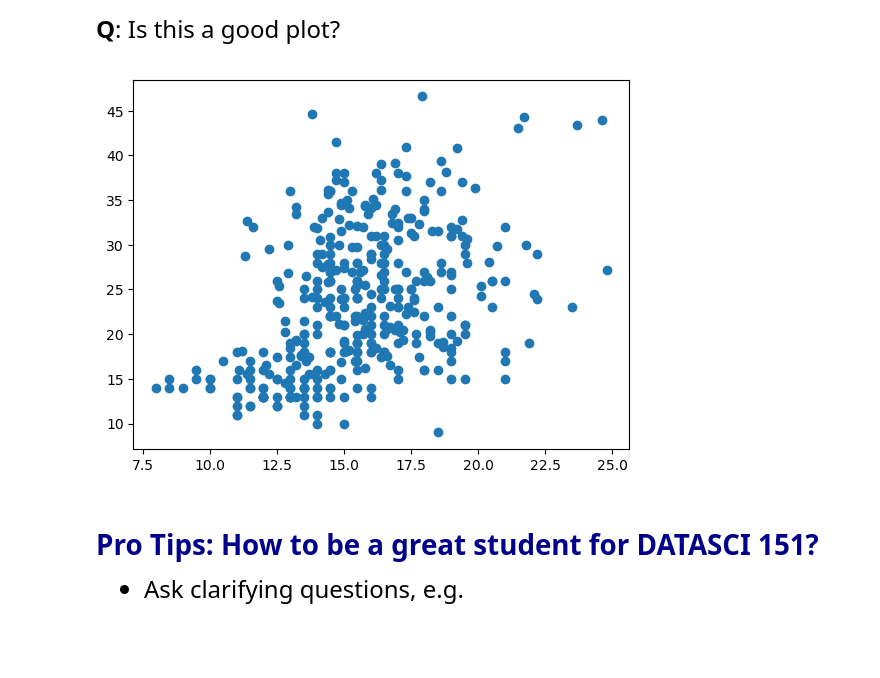
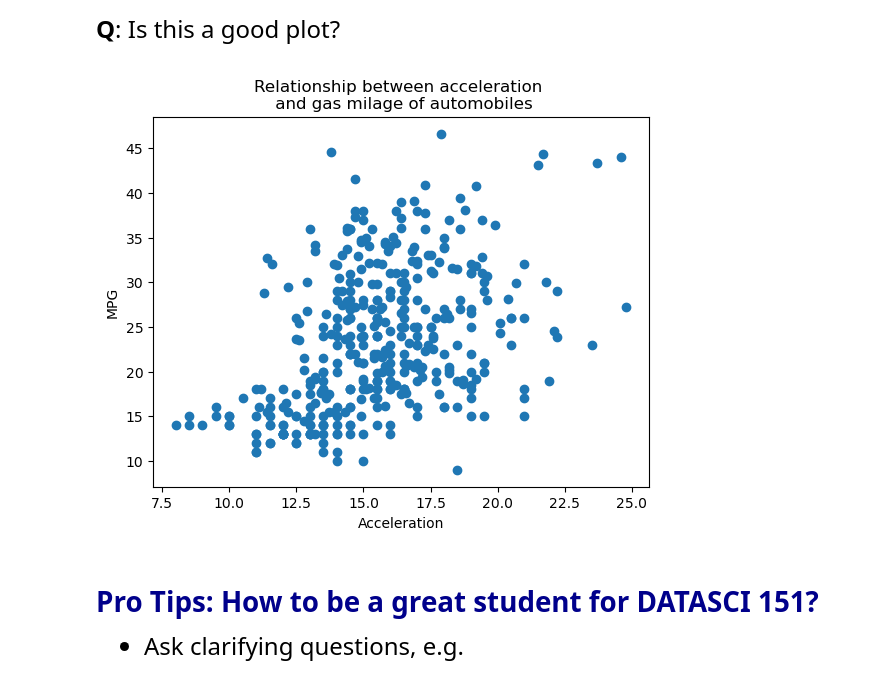
Before and after one commit to chadhimes/datasci151spring2026, a Jupyter notebook: lecture_02/lecture_02 copy.ipynb, the cells around one changed output. Saved outputs shown, nothing was run; the diff lists cells and outputs as text; code cells hidden in the pictures; blank space fills up the shorter version.

```diff
--- a/lecture_02/lecture_02 copy.ipynb
+++ b/lecture_02/lecture_02 copy.ipynb
@@ -411,10 +302,13 @@ plt.show()
 # %%
 # Try another scatter plot with x = "acceleration"
 
 plt.scatter(x = carfeatures["acceleration"], y = carfeatures["mpg"])
+plt.xlabel("Acceleration")
+plt.ylabel("MPG")
+plt.title("Relationship between acceleration \n and gas milage of automobiles")
 plt.show()
 # %% [output]
-[figure, old version]
+[figure, new version]
 # %% [markdown]
 
 
```
Also changed, not shown: parts of 18 cells of this notebook, 1 other file.
